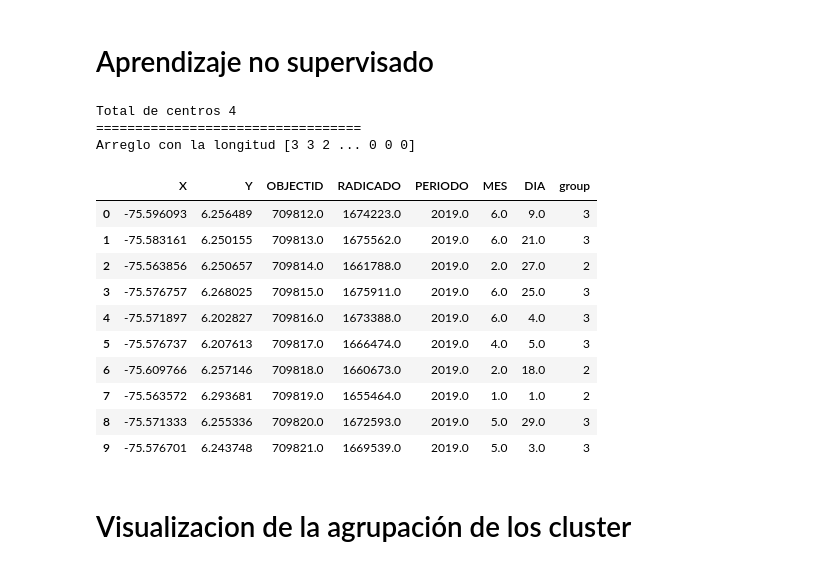
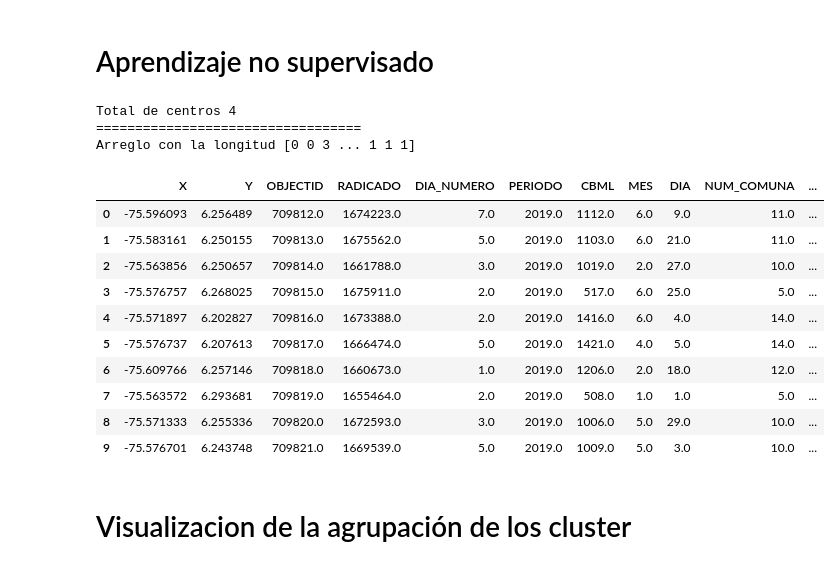
Before and after one commit to sergio2526/Modelo-Accidentes, a Jupyter notebook: Codigo/Implementación de Batch K-Means.ipynb, the cells around one changed output. Cells and saved outputs as stored; diff of their text form; code cells hidden in the pictures.

```diff
--- a/Codigo/Implementación de Batch K-Means.ipynb
+++ b/Codigo/Implementación de Batch K-Means.ipynb
@@ -7,32 +7,32 @@ from sklearn.cluster import MiniBatchKMeans
 import warnings
 warnings.simplefilter("ignore")
 # %%
-df_accidentes = pd.read_csv("C:/Users/sergi/modalidad/X.csv", encoding = 'utf-8')
+df_accidentes = pd.read_csv("C:/Users/sergi/modalidad/Dataset/X.csv", encoding = 'utf-8')
 # %% [markdown]
 # Aprendizaje no supervisado
 # %%
-kmeans = MiniBatchKMeans(n_clusters=4, batch_size=8).fit(X)
+kmeans = MiniBatchKMeans(n_clusters=4, batch_size=8).fit(df_accidentes)
 print(f'Total de centros {len(kmeans.cluster_centers_)}')
 print("="*34)
-print(f'Arreglo con la longitud {kmeans.predict(X)}')
+print(f'Arreglo con la longitud {kmeans.predict(df_accidentes)}')
 # %% [output]
 Total de centros 4
 ==================================
-Arreglo con la longitud [3 3 2 ... 0 0 0]
+Arreglo con la longitud [0 0 3 ... 1 1 1]
 # %%
-df_accidentes['group'] = kmeans.predict(X)
+df_accidentes['group'] = kmeans.predict(df_accidentes)
 
 df_accidentes.head(10)
 # %% [output]
-|  | X | Y | OBJECTID | RADICADO | PERIODO | MES | DIA | group |
-| 0 | -75.596093 | 6.256489 | 709812.0 | 1674223.0 | 2019.0 | 6.0 | 9.0 | 3 |
-| 1 | -75.583161 | 6.250155 | 709813.0 | 1675562.0 | 2019.0 | 6.0 | 21.0 | 3 |
-| 2 | -75.563856 | 6.250657 | 709814.0 | 1661788.0 | 2019.0 | 2.0 | 27.0 | 2 |
-| 3 | -75.576757 | 6.268025 | 709815.0 | 1675911.0 | 2019.0 | 6.0 | 25.0 | 3 |
-| 4 | -75.571897 | 6.202827 | 709816.0 | 1673388.0 | 2019.0 | 6.0 | 4.0 | 3 |
-| 5 | -75.576737 | 6.207613 | 709817.0 | 1666474.0 | 2019.0 | 4.0 | 5.0 | 3 |
-| 6 | -75.609766 | 6.257146 | 709818.0 | 1660673.0 | 2019.0 | 2.0 | 18.0 | 2 |
-| 7 | -75.563572 | 6.293681 | 709819.0 | 1655464.0 | 2019.0 | 1.0 | 1.0 | 2 |
-| 8 | -75.571333 | 6.255336 | 709820.0 | 1672593.0 | 2019.0 | 5.0 | 29.0 | 3 |
-| 9 | -75.576701 | 6.243748 | 709821.0 | 1669539.0 | 2019.0 | 5.0 | 3.0 | 3 |
+|  | X | Y | OBJECTID | RADICADO | DIA_NUMERO | PERIODO | CBML | MES | DIA | NUM_COMUNA | ... |
+| 0 | -75.596093 | 6.256489 | 709812.0 | 1674223.0 | 7.0 | 2019.0 | 1112.0 | 6.0 | 9.0 | 11.0 | ... |
+| 1 | -75.583161 | 6.250155 | 709813.0 | 1675562.0 | 5.0 | 2019.0 | 1103.0 | 6.0 | 21.0 | 11.0 | ... |
+| 2 | -75.563856 | 6.250657 | 709814.0 | 1661788.0 | 3.0 | 2019.0 | 1019.0 | 2.0 | 27.0 | 10.0 | ... |
+| 3 | -75.576757 | 6.268025 | 709815.0 | 1675911.0 | 2.0 | 2019.0 | 517.0 | 6.0 | 25.0 | 5.0 | ... |
+| 4 | -75.571897 | 6.202827 | 709816.0 | 1673388.0 | 2.0 | 2019.0 | 1416.0 | 6.0 | 4.0 | 14.0 | ... |
+| 5 | -75.576737 | 6.207613 | 709817.0 | 1666474.0 | 5.0 | 2019.0 | 1421.0 | 4.0 | 5.0 | 14.0 | ... |
+| 6 | -75.609766 | 6.257146 | 709818.0 | 1660673.0 | 1.0 | 2019.0 | 1206.0 | 2.0 | 18.0 | 12.0 | ... |
+| 7 | -75.563572 | 6.293681 | 709819.0 | 1655464.0 | 2.0 | 2019.0 | 508.0 | 1.0 | 1.0 | 5.0 | ... |
+| 8 | -75.571333 | 6.255336 | 709820.0 | 1672593.0 | 3.0 | 2019.0 | 1006.0 | 5.0 | 29.0 | 10.0 | ... |
+| 9 | -75.576701 | 6.243748 | 709821.0 | 1669539.0 | 5.0 | 2019.0 | 1009.0 | 5.0 | 3.0 | 10.0 | ... |
 # %%
```
Also changed, not shown: parts of 3 cells of this notebook, 9 other files.
